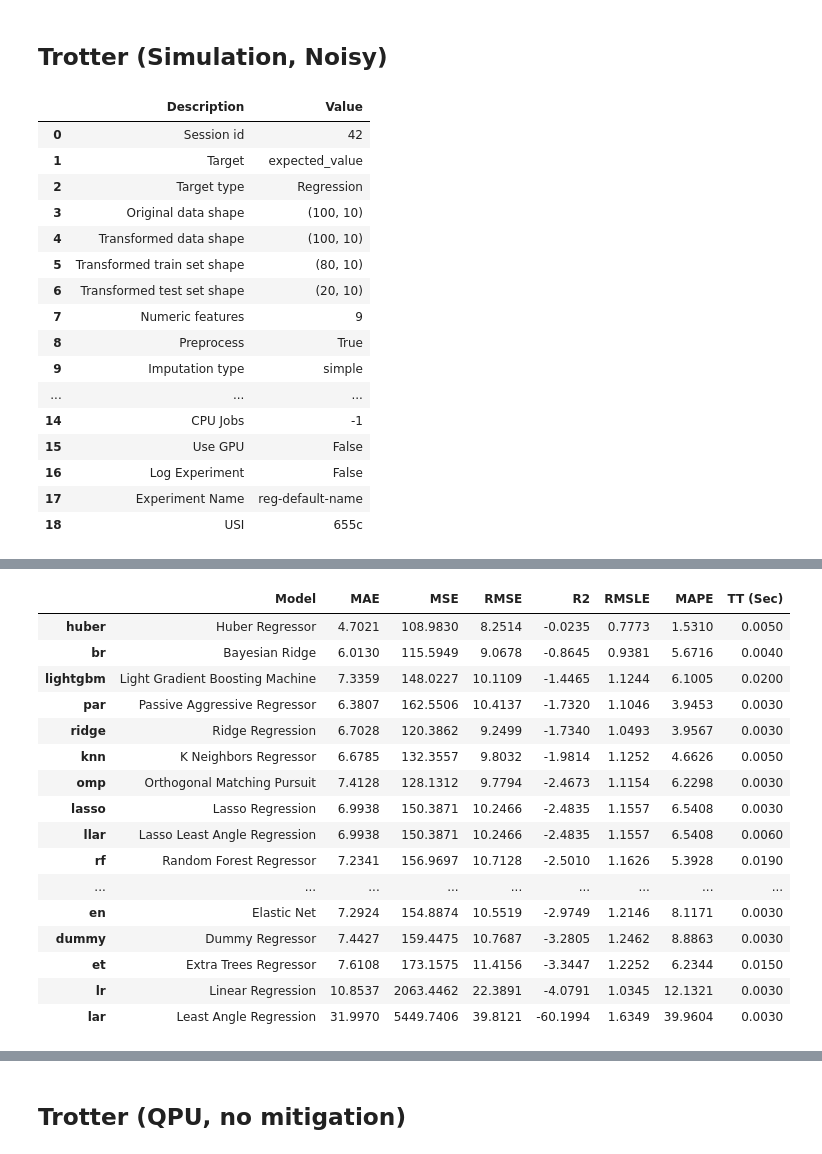
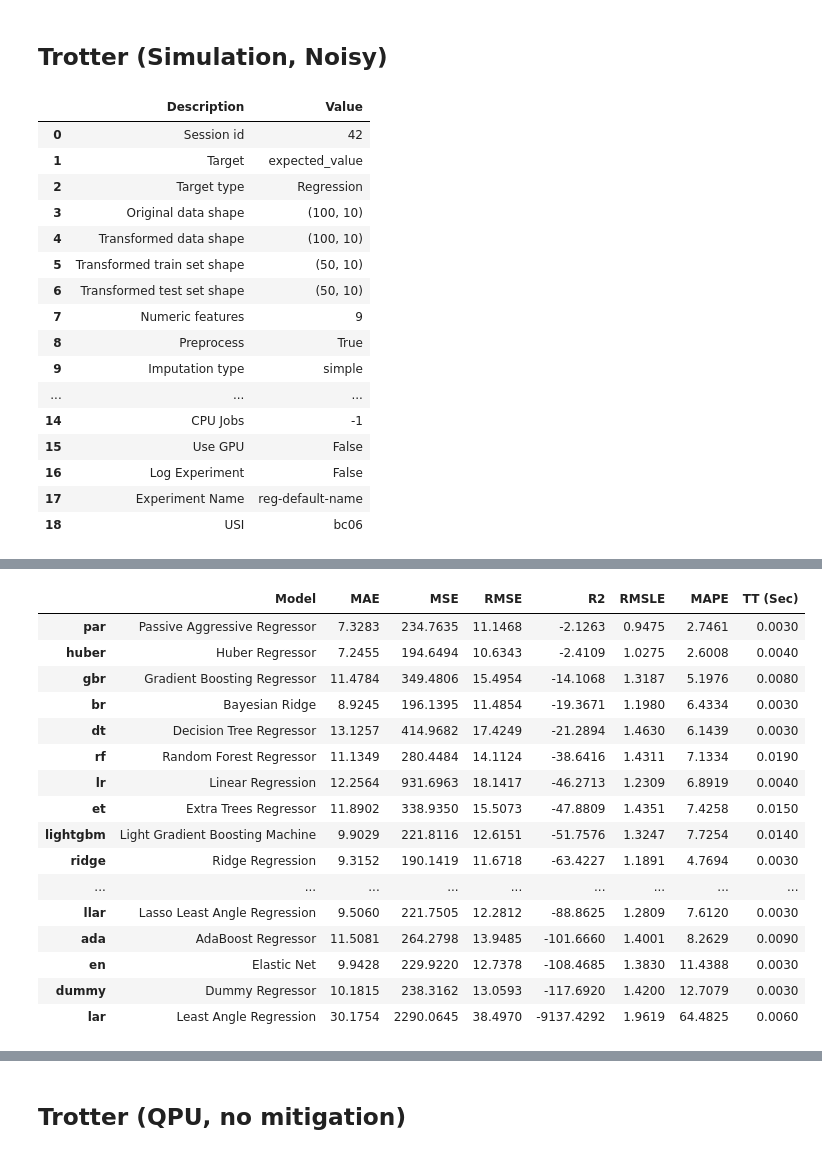
Before and after one commit to YutoMorohoshi/fourier_learning_ibm, a Jupyter notebook: analyze.ipynb, the cells around one changed output, grey strips where cells are left out. Saved outputs shown, nothing was run; the diff lists cells and outputs as text; code cells hidden in the pictures.

```diff
--- a/analyze.ipynb
+++ b/analyze.ipynb
@@ -5,20 +5,32 @@ from pycaret.regression import RegressionExperiment
 import pickle
 # %%
 # Load data
-current_time = "2024-11-14T12:57:37.266Z"
+current_time = "2024-11-14T12:57Z"
+n_qubits = 8
+backend_qpu_name = "ibm_marrakesh"
 
-with open(f"./data/{current_time}/data_exact_df.pkl", "rb") as f:
+with open(
+    f"./data/{current_time}_{n_qubits}_{backend_qpu_name}/data_exact_df.pkl", "rb"
+) as f:
     data_exact_df = pickle.load(f)
-with open(f"./data/{current_time}/data_sim_df.pkl", "rb") as f:
+with open(
+    f"./data/{current_time}_{n_qubits}_{backend_qpu_name}/data_sim_df.pkl", "rb"
+) as f:
     data_sim_df = pickle.load(f)
-with open(f"./data/{current_time}/data_sim_noisy_df.pkl", "rb") as f:
+with open(
+    f"./data/{current_time}_{n_qubits}_{backend_qpu_name}/data_sim_noisy_df.pkl", "rb"
+) as f:
     data_sim_noisy_df = pickle.load(f)
-with open(f"./data/{current_time}/data_nmit_df.pkl", "rb") as f:
+with open(
+    f"./data/{current_time}_{n_qubits}_{backend_qpu_name}/data_nmit_df.pkl", "rb"
+) as f:
     data_nmit_df = pickle.load(f)
-with open(f"./data/{current_time}/data_mit_df.pkl", "rb") as f:
+with open(
+    f"./data/{current_time}_{n_qubits}_{backend_qpu_name}/data_mit_df.pkl", "rb"
+) as f:
     data_mit_df = pickle.load(f)
 
-with open(f"./data/{current_time}/params.pkl", "rb") as f:
+with open(f"./data/{current_time}_{n_qubits}_{backend_qpu_name}/params.pkl", "rb") as f:
     params = pickle.load(f)
 
 for key, value in params.items():
@@ -225,45 +237,45 @@ s_sim.plot_model(best_sim, plot="error")
 # %%
 s_sim_noisy = RegressionExperiment()
 s_sim_noisy.setup(
-    data=data_sim_noisy_df, target="expected_value", train_size=0.8, session_id=42
+    data=data_sim_noisy_df, target="expected_value", train_size=0.5, session_id=42
 )
 best_sim_noisy = s_sim_noisy.compare_models(turbo=True)
 # %% [output]
 |  | Description | Value |
 | 0 | Session id | 42 |
 | 1 | Target | expected_value |
 | 2 | Target type | Regression |
 | 3 | Original data shape | (100, 10) |
 | 4 | Transformed data shape | (100, 10) |
-| 5 | Transformed train set shape | (80, 10) |
-| 6 | Transformed test set shape | (20, 10) |
+| 5 | Transformed train set shape | (50, 10) |
+| 6 | Transformed test set shape | (50, 10) |
 | 7 | Numeric features | 9 |
 | 8 | Preprocess | True |
 | 9 | Imputation type | simple |
 | ... | ... | ... |
 | 14 | CPU Jobs | -1 |
 | 15 | Use GPU | False |
 | 16 | Log Experiment | False |
 | 17 | Experiment Name | reg-default-name |
-| 18 | USI | 655c |
+| 18 | USI | bc06 |
 [interactive output not drawn]
 |  | Model | MAE | MSE | RMSE | R2 | RMSLE | MAPE | TT (Sec) |
-| huber | Huber Regressor | 4.7021 | 108.9830 | 8.2514 | -0.0235 | 0.7773 | 1.5310 | 0.0050 |
-| br | Bayesian Ridge | 6.0130 | 115.5949 | 9.0678 | -0.8645 | 0.9381 | 5.6716 | 0.0040 |
-| lightgbm | Light Gradient Boosting Machine | 7.3359 | 148.0227 | 10.1109 | -1.4465 | 1.1244 | 6.1005 | 0.0200 |
-| par | Passive Aggressive Regressor | 6.3807 | 162.5506 | 10.4137 | -1.7320 | 1.1046 | 3.9453 | 0.0030 |
-| ridge | Ridge Regression | 6.7028 | 120.3862 | 9.2499 | -1.7340 | 1.0493 | 3.9567 | 0.0030 |
-| knn | K Neighbors Regressor | 6.6785 | 132.3557 | 9.8032 | -1.9814 | 1.1252 | 4.6626 | 0.0050 |
-| omp | Orthogonal Matching Pursuit | 7.4128 | 128.1312 | 9.7794 | -2.4673 | 1.1154 | 6.2298 | 0.0030 |
-| lasso | Lasso Regression | 6.9938 | 150.3871 | 10.2466 | -2.4835 | 1.1557 | 6.5408 | 0.0030 |
-| llar | Lasso Least Angle Regression | 6.9938 | 150.3871 | 10.2466 | -2.4835 | 1.1557 | 6.5408 | 0.0060 |
-| rf | Random Forest Regressor | 7.2341 | 156.9697 | 10.7128 | -2.5010 | 1.1626 | 5.3928 | 0.0190 |
+| par | Passive Aggressive Regressor | 7.3283 | 234.7635 | 11.1468 | -2.1263 | 0.9475 | 2.7461 | 0.0030 |
+| huber | Huber Regressor | 7.2455 | 194.6494 | 10.6343 | -2.4109 | 1.0275 | 2.6008 | 0.0040 |
+| gbr | Gradient Boosting Regressor | 11.4784 | 349.4806 | 15.4954 | -14.1068 | 1.3187 | 5.1976 | 0.0080 |
+| br | Bayesian Ridge | 8.9245 | 196.1395 | 11.4854 | -19.3671 | 1.1980 | 6.4334 | 0.0030 |
+| dt | Decision Tree Regressor | 13.1257 | 414.9682 | 17.4249 | -21.2894 | 1.4630 | 6.1439 | 0.0030 |
+| rf | Random Forest Regressor | 11.1349 | 280.4484 | 14.1124 | -38.6416 | 1.4311 | 7.1334 | 0.0190 |
+| lr | Linear Regression | 12.2564 | 931.6963 | 18.1417 | -46.2713 | 1.2309 | 6.8919 | 0.0040 |
+| et | Extra Trees Regressor | 11.8902 | 338.9350 | 15.5073 | -47.8809 | 1.4351 | 7.4258 | 0.0150 |
+| lightgbm | Light Gradient Boosting Machine | 9.9029 | 221.8116 | 12.6151 | -51.7576 | 1.3247 | 7.7254 | 0.0140 |
+| ridge | Ridge Regression | 9.3152 | 190.1419 | 11.6718 | -63.4227 | 1.1891 | 4.7694 | 0.0030 |
 | ... | ... | ... | ... | ... | ... | ... | ... | ... |
-| en | Elastic Net | 7.2924 | 154.8874 | 10.5519 | -2.9749 | 1.2146 | 8.1171 | 0.0030 |
-| dummy | Dummy Regressor | 7.4427 | 159.4475 | 10.7687 | -3.2805 | 1.2462 | 8.8863 | 0.0030 |
-| et | Extra Trees Regressor | 7.6108 | 173.1575 | 11.4156 | -3.3447 | 1.2252 | 6.2344 | 0.0150 |
-| lr | Linear Regression | 10.8537 | 2063.4462 | 22.3891 | -4.0791 | 1.0345 | 12.1321 | 0.0030 |
-| lar | Least Angle Regression | 31.9970 | 5449.7406 | 39.8121 | -60.1994 | 1.6349 | 39.9604 | 0.0030 |
+| llar | Lasso Least Angle Regression | 9.5060 | 221.7505 | 12.2812 | -88.8625 | 1.2809 | 7.6120 | 0.0030 |
+| ada | AdaBoost Regressor | 11.5081 | 264.2798 | 13.9485 | -101.6660 | 1.4001 | 8.2629 | 0.0090 |
+| en | Elastic Net | 9.9428 | 229.9220 | 12.7378 | -108.4685 | 1.3830 | 11.4388 | 0.0030 |
+| dummy | Dummy Regressor | 10.1815 | 238.3162 | 13.0593 | -117.6920 | 1.4200 | 12.7079 | 0.0030 |
+| lar | Least Angle Regression | 30.1754 | 2290.0645 | 38.4970 | -9137.4292 | 1.9619 | 64.4825 | 0.0060 |
 [interactive output not drawn]
 # %%
 s_sim_noisy.plot_model(best_sim_noisy, plot="error")
```
Also changed, not shown: parts of 15 cells of this notebook, 48 other files.
